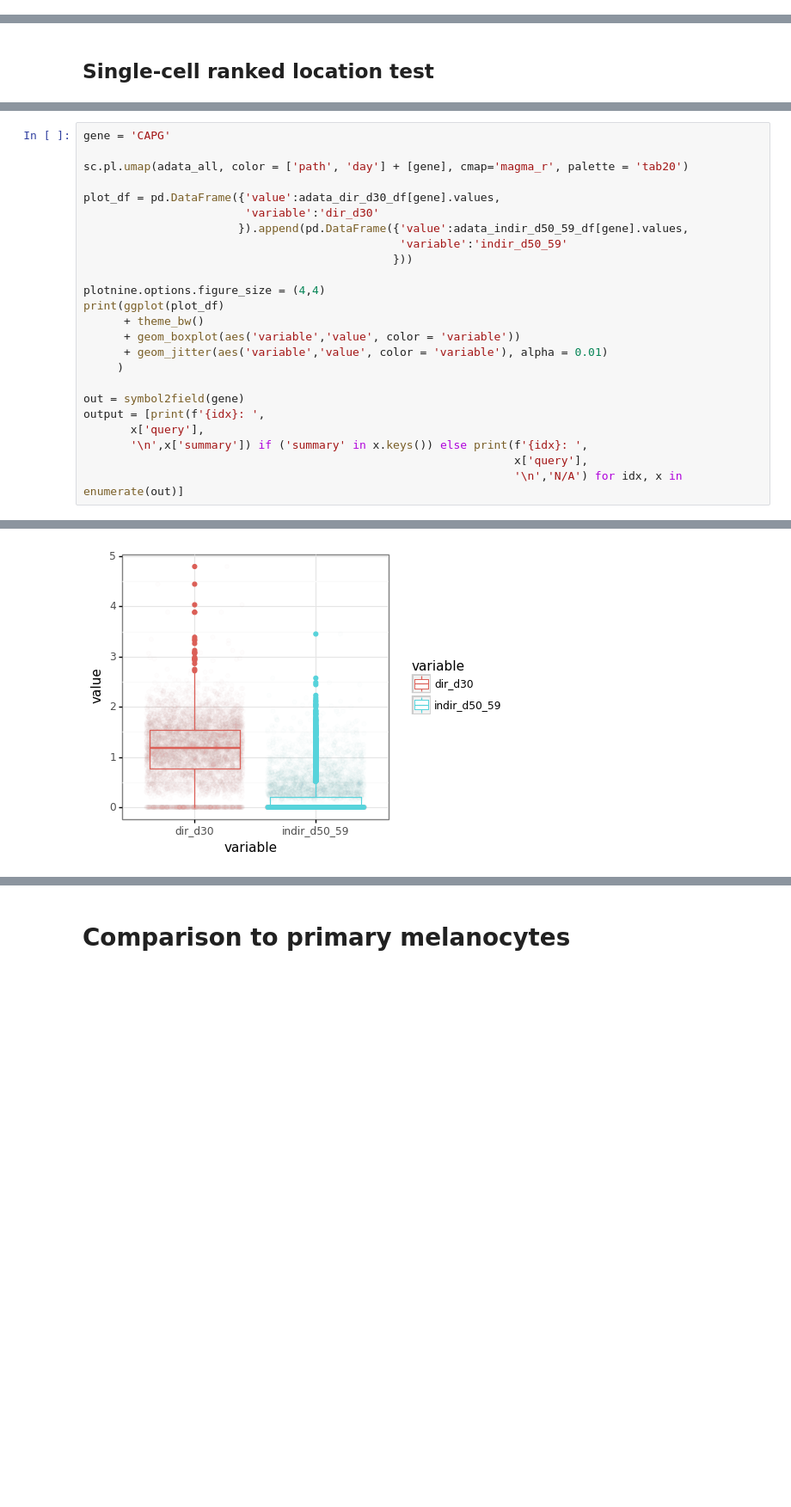
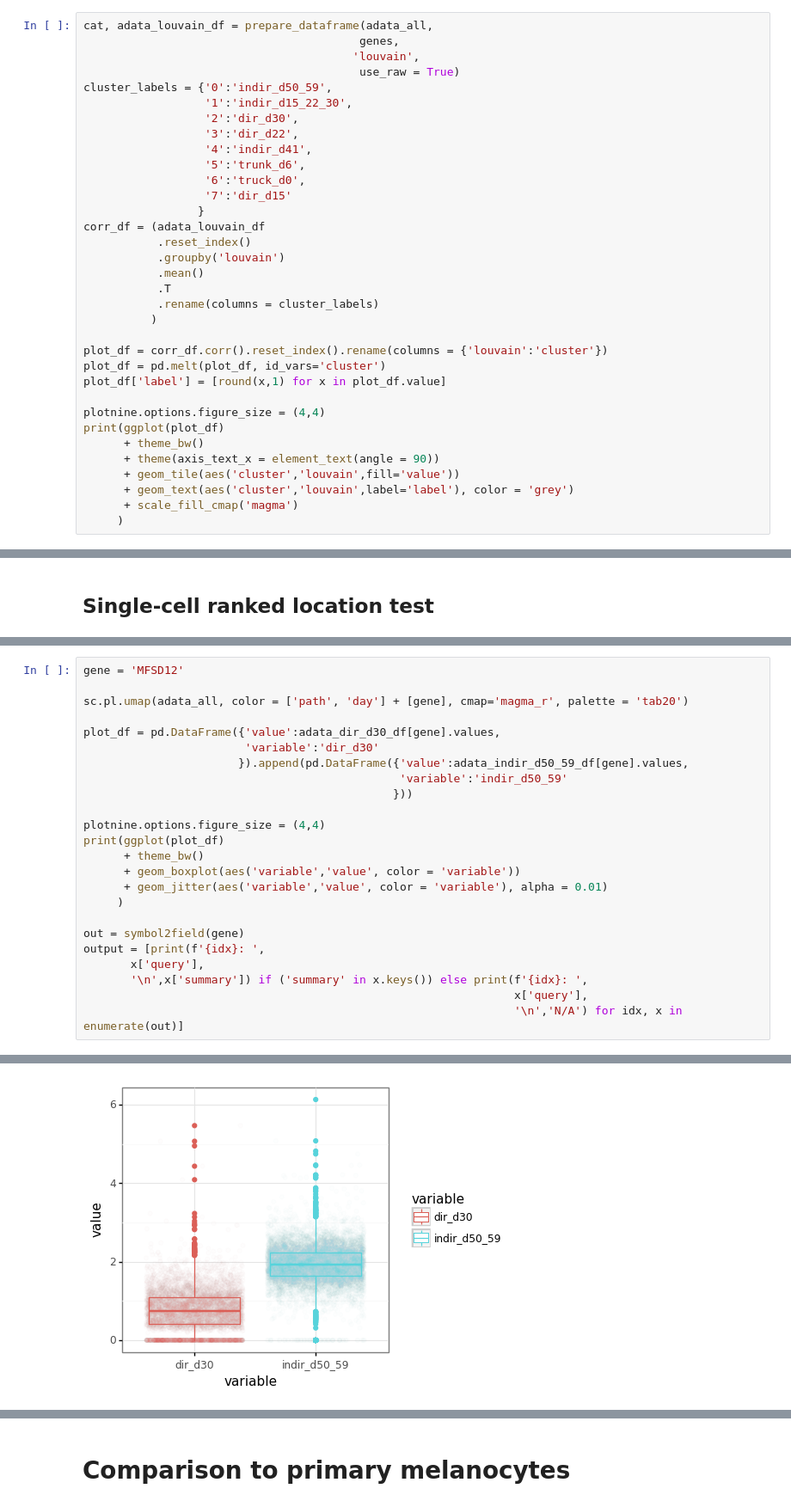
Before and after one commit to czbiohub/darmanis_group_DL_notebook, a Jupyter notebook: DL20190228_dish_mel_preprocess.ipynb, the cells around one changed output, grey strips where cells are left out. Shown at 86% size. Saved outputs shown, nothing was run; the diff lists cells and outputs as text; blank space fills up the shorter version.

```diff
--- a/DL20190228_dish_mel_preprocess.ipynb
+++ b/DL20190228_dish_mel_preprocess.ipynb
@@ -198,0 +202,34 @@ sc.pl.pca(adata_all[adata_all.obs.path == 'indirect'], color = ['day'], componen
+# %%
+cat, adata_louvain_df = prepare_dataframe(adata_all,
+                                         genes,
+                                        'louvain',
+                                         use_raw = True)
+cluster_labels = {'0':'indir_d50_59',
+                  '1':'indir_d15_22_30',
+                  '2':'dir_d30',
+                  '3':'dir_d22',
+                  '4':'indir_d41',
+                  '5':'trunk_d6',
+                  '6':'truck_d0',
+                  '7':'dir_d15'
+                 }
+corr_df = (adata_louvain_df
+           .reset_index()
+           .groupby('louvain')
+           .mean()
+           .T
+           .rename(columns = cluster_labels)
+          )
+
+plot_df = corr_df.corr().reset_index().rename(columns = {'louvain':'cluster'})
+plot_df = pd.melt(plot_df, id_vars='cluster')
+plot_df['label'] = [round(x,1) for x in plot_df.value]
+
+plotnine.options.figure_size = (4,4)
+print(ggplot(plot_df)
+      + theme_bw()
+      + theme(axis_text_x = element_text(angle = 90))
+      + geom_tile(aes('cluster','louvain',fill='value'))
+      + geom_text(aes('cluster','louvain',label='label'), color = 'grey')
+      + scale_fill_cmap('magma')
+     )
@@ -255,5 +315,5 @@ sc mwu:
 # %%
-gene = 'CAPG'
+gene = 'MFSD12'
 
 sc.pl.umap(adata_all, color = ['path', 'day'] + [gene], cmap='magma_r', palette = 'tab20')
 
@@ -281 +341 @@ output = [print(f'{idx}: ',
-[figure, old version]
+[figure, new version]
```
Also changed, not shown: parts of 14 cells of this notebook, 1 other file.
